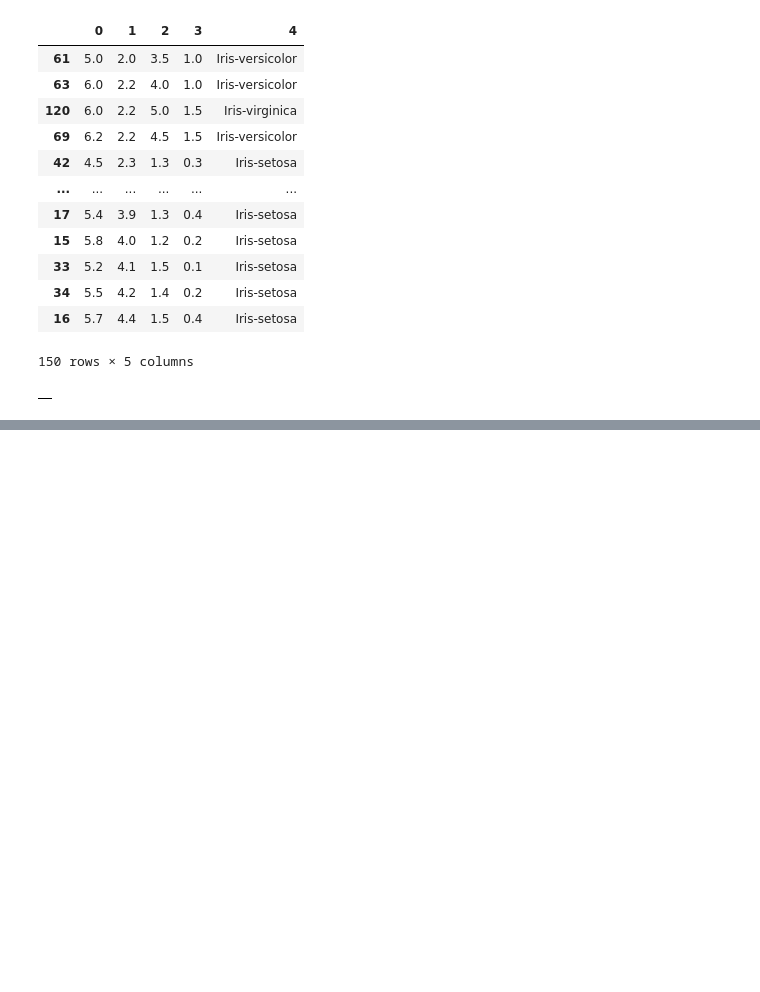
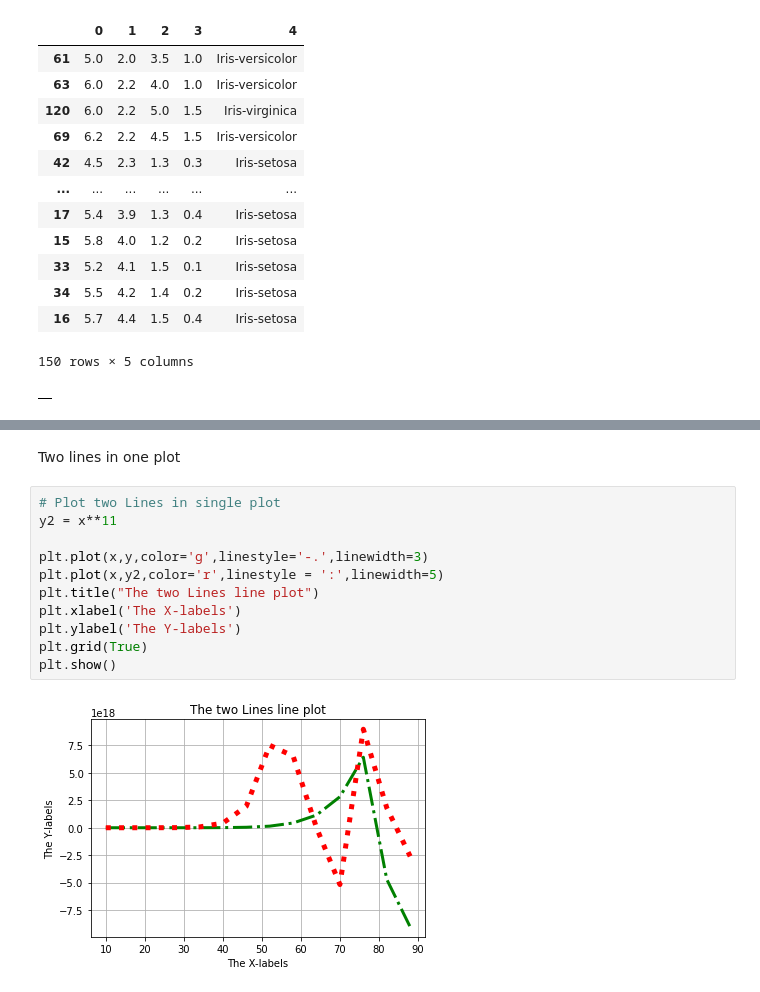
Before and after one commit to DasariRishikesh/Python_with_MachineLearning, a Jupyter notebook: Python_with_machine_learning.ipynb, the cells around one changed output, grey strips where cells are left out. Cells and saved outputs as stored; diff of their text form; blank space fills up the shorter version.

```diff
--- a/Python_with_machine_learning.ipynb
+++ b/Python_with_machine_learning.ipynb
@@ -671,0 +771,15 @@ q.sort_values(by = 1) # Get the order of the column according to the incresing o
+# %% [markdown]
+Two lines in one plot
+# %%
+# Plot two Lines in single plot
+y2 = x**11
+
+plt.plot(x,y,color='g',linestyle='-.',linewidth=3)
+plt.plot(x,y2,color='r',linestyle = ':',linewidth=5)
+plt.title("The two Lines line plot")
+plt.xlabel('The X-labels')
+plt.ylabel('The Y-labels')
+plt.grid(True)
+plt.show()
+# %% [output]
+[figure, added]
```
Also changed, not shown: parts of 25 cells of this notebook.
